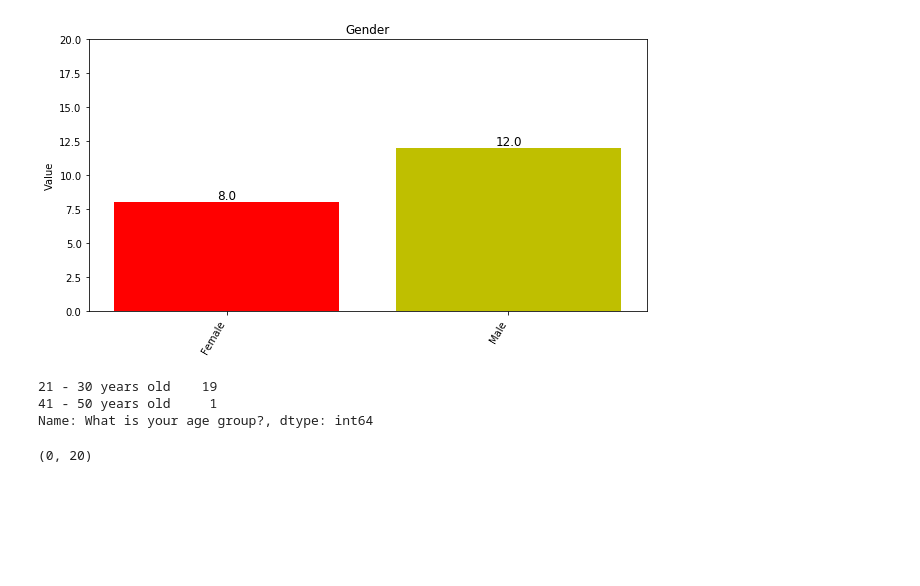
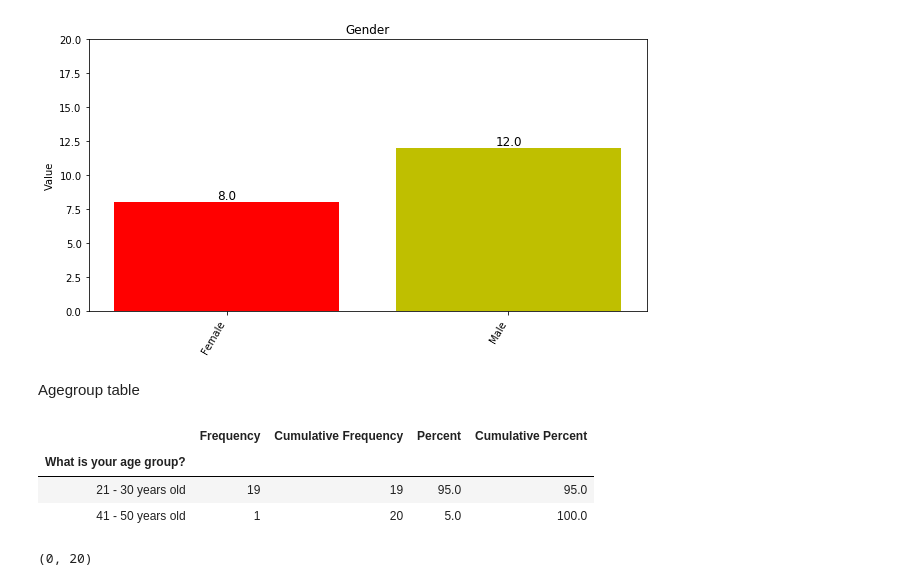
Before and after one commit to kshitizregmi/Data-visualization-bank-customer-response, a Jupyter notebook: user_data_analysi_ bank.ipynb, the cells around one changed output. Cells and saved outputs as stored; diff of their text form; code cells hidden in the pictures; blank space fills up the shorter version.

```diff
--- a/user_data_analysi_ bank.ipynb
+++ b/user_data_analysi_ bank.ipynb
@@ -112,12 +121,22 @@ plt.ylim(0, 20)
 # %% [output]
 (0, 20)
 [figure]
+# %% [markdown]
+Agegroup table
+# %%
+age_group = df['What is your age group?'].value_counts().to_frame(name="Frequency")
+age_group['Cumulative Frequency'] = Cumulative(list(age_group['Frequency'].values))
+age_group['Percent'] = percent(age_group)
+age_group['Cumulative Percent'] = Cumulative(list(age_group['Percent'].values))
+age_group.index.names = ['What is your age group?']
+age_group
+# %% [output]
+|  | Frequency | Cumulative Frequency | Percent | Cumulative Percent |
+| What is your age group? |  |  |  |  |
+| 21 - 30 years old | 19 | 19 | 95.0 | 95.0 |
+| 41 - 50 years old | 1 | 20 | 5.0 | 100.0 |
 # %%
-df['What is your age group?'].value_counts()
+# df['What is your age group?'].value_counts()
-# %% [output]
-21 - 30 years old    19
-41 - 50 years old     1
-Name: What is your age group?, dtype: int64
 # %%
 # fig, ax1 = plt.subplots(figsize=(10,5))
 # df.groupby('What is your age group?').size().plot(kind='bar',color=['y','violet'])
```
Also changed, not shown: parts of 57 cells of this notebook.
